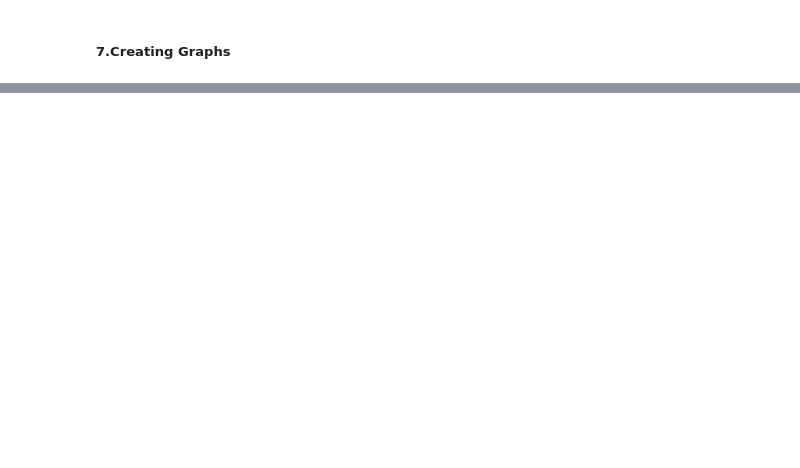
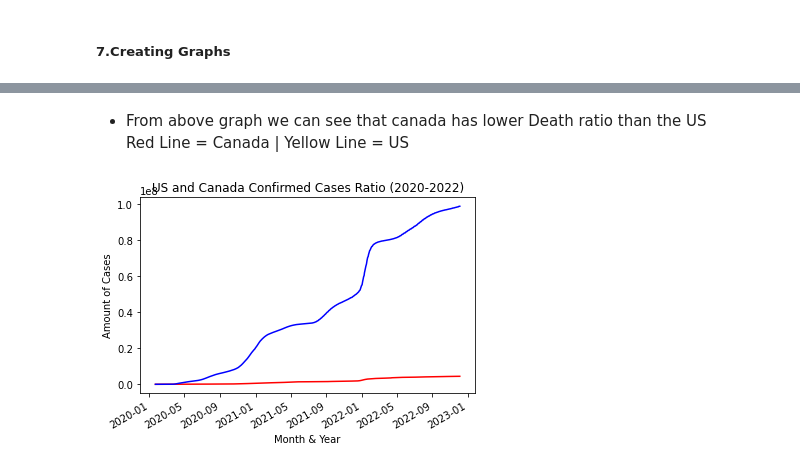
Before and after one commit to AIDA-Saskatchewan-polytechnic/Final-Project_Rohit-Sangeeta, a Jupyter notebook: covid_19_stock_analysis.ipynb, the cells around one changed output, grey strips where cells are left out. Saved outputs shown, nothing was run; the diff lists cells and outputs as text; code cells hidden in the pictures; blank space fills up the shorter version.

```diff
--- a/covid_19_stock_analysis.ipynb
+++ b/covid_19_stock_analysis.ipynb
@@ -267,0 +312,6 @@ df_stocks
+# %%
+df_new1 = df_row_death.transpose()
+df_new1 = df_new1.reset_index()
+df_new1.columns = ['date1','Canada_Death','US_Death']
+df_new1 = df_new1.iloc[1: , :]
+df_new1
@@ -267,0 +332,3 @@ df_stocks
+# %%
+df_final = df_new.merge(df_new1,on='date1')
+df_final
@@ -267,0 +349,5 @@ df_stocks
+# %%
+# change date formate
+df_final['date']=pd.to_datetime(df_final['date1'])
+df_final.drop(columns=['date1'], inplace=True)
+df_final
@@ -267,0 +368,3 @@ df_stocks
+# %%
+final_df = df_final.merge(df_stocks, on='date', how='left')
+final_df
@@ -269,0 +408,16 @@ df_stocks
+# %% [markdown]
+* From above graph we can see that canada has lower Death ratio than the US
+Red Line = Canada  | Yellow Line = US
+# %%
+fig = plt.figure()
+
+plt.plot_date(final_df['date'], final_df['Canada_Conformed_case'], 'r-')
+plt.plot_date(final_df['date'], final_df['US_Conformed_case'], 'b-')
+plt.title("US and Canada Confirmed Cases Ratio (2020-2022)")
+plt.xlabel('Month & Year')
+plt.ylabel('Amount of Cases')
+
+fig.autofmt_xdate()
+plt.show()
+# %% [output]
+[figure, added]
```
Also changed, not shown: parts of 17 cells of this notebook.
